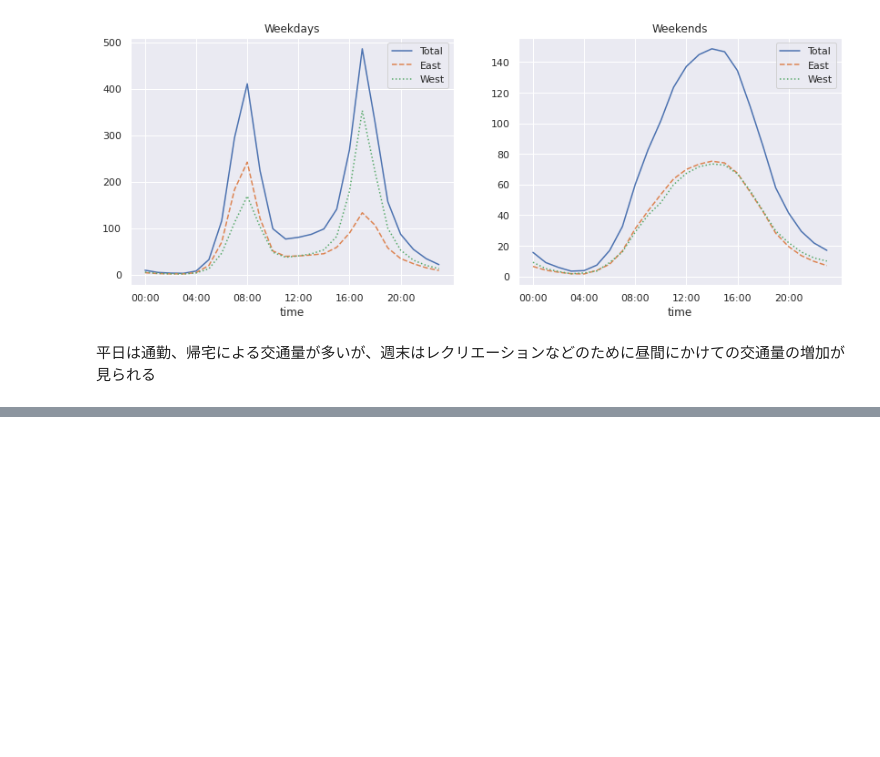
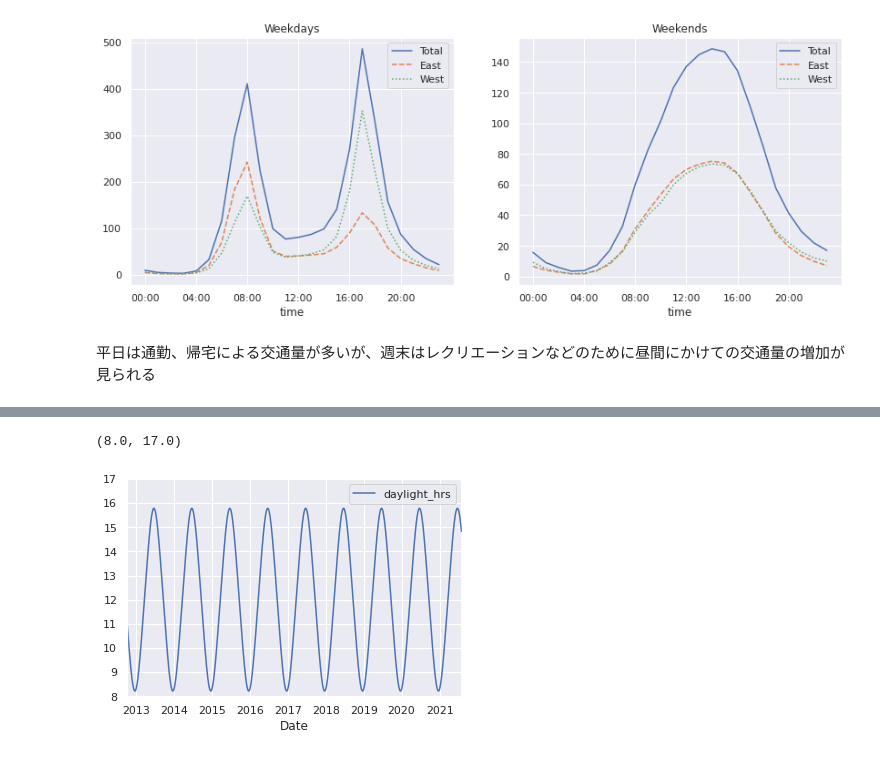
Before and after one commit to smallriver0316/python-datascience-study, a Jupyter notebook: seattle_bicycles.ipynb, the cells around one changed output, grey strips where cells are left out. Cells and saved outputs as stored; diff of their text form; code cells hidden in the pictures; blank space fills up the shorter version.

```diff
--- a/seattle_bicycles.ipynb
+++ b/seattle_bicycles.ipynb
@@ -110,0 +123,6 @@ by_time.loc['Weekend'].plot(ax=ax[1], title='Weekends', xticks=hourly_ticks, sty
+# %%
+# daily = data.resample('d', how='sum')
+daily['Total'] = daily.sum(axis=1)
+# 他の列を削除する
+daily = daily[['Total']]
+daily.head()
@@ -110,0 +137,26 @@ by_time.loc['Weekend'].plot(ax=ax[1], title='Weekends', xticks=hourly_ticks, sty
+# %%
+# 曜日を示すバイナリ列を追加
+days = ['Mon', 'Tue', 'Wed', 'Thu', 'Fri', 'Sat', 'Sun']
+for i in range(7):
+  daily[days[i]] = (daily.index.dayofweek == i).astype(float)
+# %%
+# 休日と平日の指標を追加
+from pandas.tseries.holiday import USFederalHolidayCalendar
+cal = USFederalHolidayCalendar()
+holidays = cal.holidays('2012', '2021')
+daily = daily.join(pd.Series(1, index=holidays, name='holiday'))
+daily['holiday'].fillna(0, inplace=True)
+# %%
+# 昼の時間の長さを追加
+from datetime import datetime
+def hours_of_daylight(date, axis=23.44, latitude=47.61):
+  days = (date - datetime(2000, 12, 21)).days
+  m = (1. - np.tan(np.radians(latitude)) * np.tan(np.radians(axis) * np.cos(days * 2 * np.pi / 365.25)))
+  return 24. * np.degrees(np.arccos(1 - np.clip(m, 0, 2))) / 180.
+
+daily['daylight_hrs'] = list(map(hours_of_daylight, daily.index))
+daily[['daylight_hrs']].plot()
+plt.ylim(8, 17)
+# %% [output]
+(8.0, 17.0)
+[figure, added]
```
Also changed, not shown: parts of 11 cells of this notebook.
